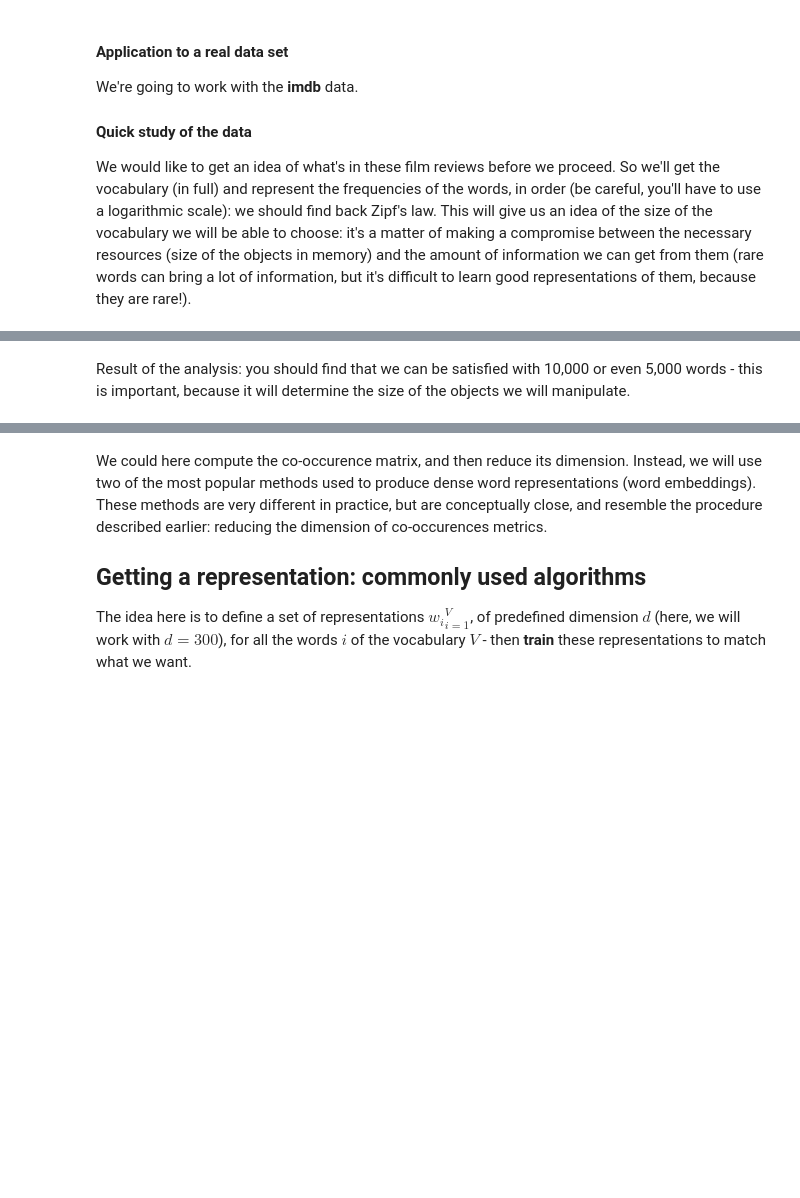
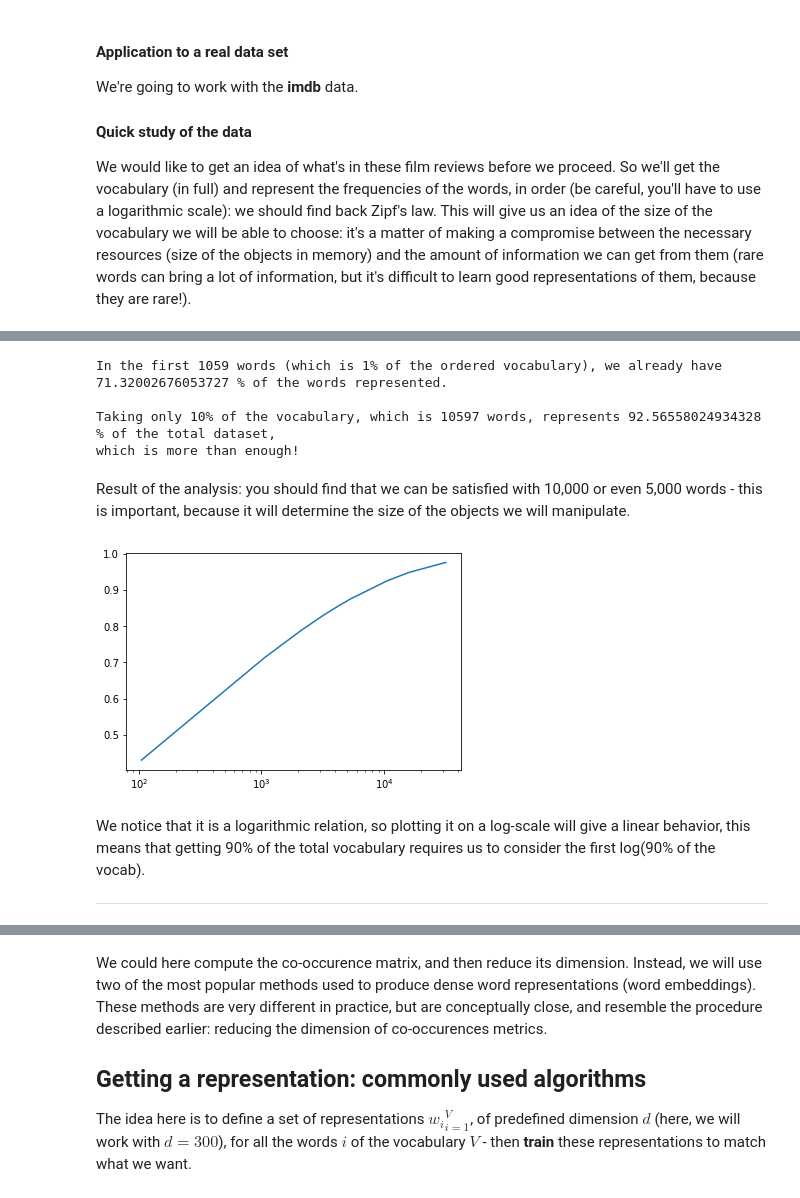
Before and after one commit to Bourhano/TelecomParis, a Jupyter notebook: NaturalLanguageProcessing/TP1/SentimentAnalysis.ipynb, the cells around one changed output, grey strips where cells are left out. Saved outputs shown, nothing was run; the diff lists cells and outputs as text; code cells hidden in the pictures; blank space fills up the shorter version.

```diff
--- a/NaturalLanguageProcessing/TP1/SentimentAnalysis.ipynb
+++ b/NaturalLanguageProcessing/TP1/SentimentAnalysis.ipynb
@@ -1314,3 +1378,19 @@ word_counts
+# %%
+print("In the first", X[1],"words (which is 1% of the ordered vocabulary), we already have", Y[1]*100, "% of the words represented.")
+print("\nTaking only 10% of the vocabulary, which is", X[6], "words, represents", Y[6]*100,"% of the total dataset, \nwhich is more than enough!")
+# %% [output]
+In the first 1059 words (which is 1% of the ordered vocabulary), we already have 71.32002676053727 % of the words represented.
+
+Taking only 10% of the vocabulary, which is 10597 words, represents 92.56558024934328 % of the total dataset,
+which is more than enough!
 # %% [markdown]
 Result of the analysis: you should find that we can be satisfied with 10,000 or even 5,000 words - this is important, because it will determine the size of the objects we will manipulate.
+# %%
+plt.xscale('log')
+_=plt.plot(X,Y)
+# %% [output]
+[figure, added]
+# %% [markdown]
+We notice that it is a logarithmic relation, so plotting it on a log-scale will give a linear behavior, this means that getting 90% of the total vocabulary requires us to consider the first log(90% of the vocab).
+___
 # %%
```
Also changed, not shown: parts of 77 cells of this notebook.
